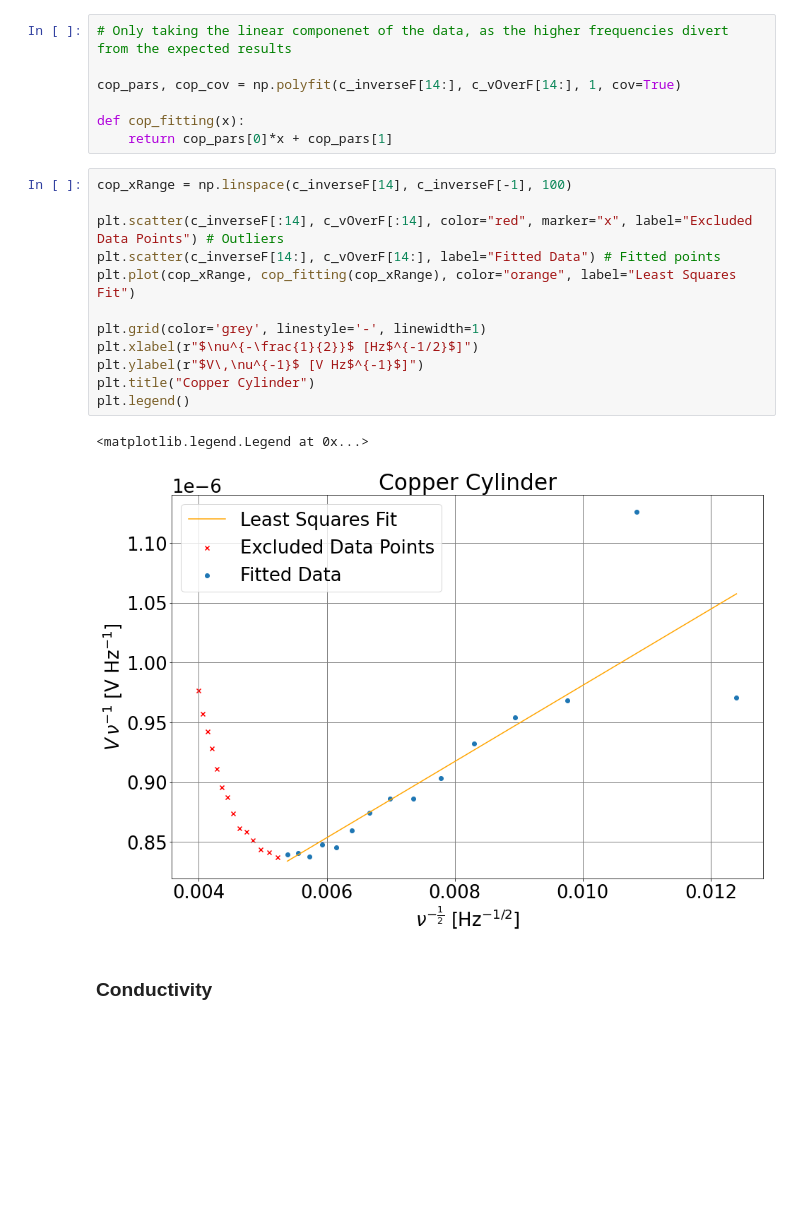
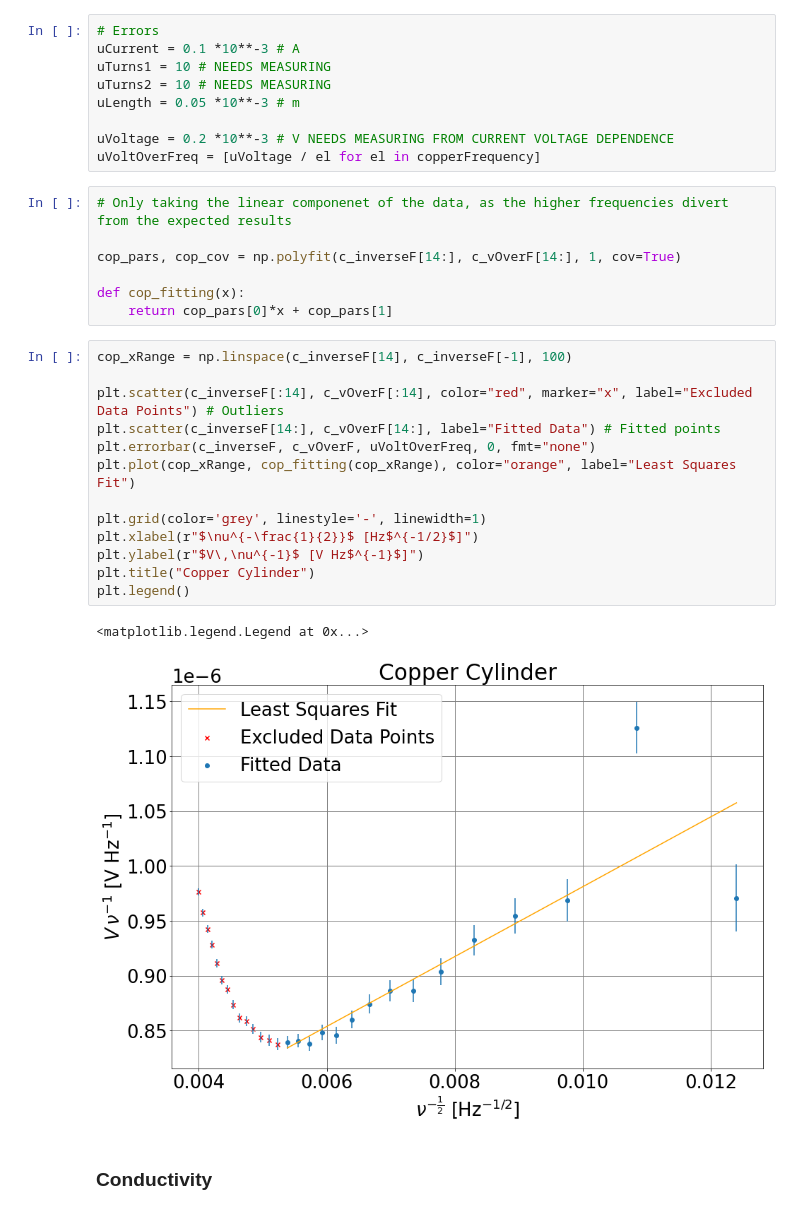
Before and after one commit to daraghhollman/UCD_PASS_Labs, a Jupyter notebook: Skin Depth/Python/Skin Depth.ipynb, the cells around one changed output. Cells and saved outputs as stored; diff of their text form; blank space fills up the shorter version.

Commit message:
skin depth errors

```diff
--- a/Skin Depth/Python/Skin Depth.ipynb
+++ b/Skin Depth/Python/Skin Depth.ipynb
@@ -33,6 +33,15 @@ while i<len(copperVoltage):
 c_inverseF = [1/np.sqrt(el) for el in copperFrequency]
 # %% [markdown]
 ### Curvefit
+# %%
+# Errors
+uCurrent = 0.1 *10**-3 # A
+uTurns1 = 10 # NEEDS MEASURING
+uTurns2 = 10 # NEEDS MEASURING
+uLength = 0.05 *10**-3 # m
+
+uVoltage = 0.2 *10**-3 # V NEEDS MEASURING FROM CURRENT VOLTAGE DEPENDENCE
+uVoltOverFreq = [uVoltage / el for el in copperFrequency]
 # %%
 # Only taking the linear componenet of the data, as the higher frequencies divert from the expected results
 
@@ -43,18 +52,19 @@ def cop_fitting(x):
 # %%
 cop_xRange = np.linspace(c_inverseF[14], c_inverseF[-1], 100)
 
 plt.scatter(c_inverseF[:14], c_vOverF[:14], color="red", marker="x", label="Excluded Data Points") # Outliers
 plt.scatter(c_inverseF[14:], c_vOverF[14:], label="Fitted Data") # Fitted points
+plt.errorbar(c_inverseF, c_vOverF, uVoltOverFreq, 0, fmt="none")
 plt.plot(cop_xRange, cop_fitting(cop_xRange), color="orange", label="Least Squares Fit")
 
 plt.grid(color='grey', linestyle='-', linewidth=1)
 plt.xlabel(r"$\nu^{-\frac{1}{2}}$ [Hz$^{-1/2}$]")
 plt.ylabel(r"$V\,\nu^{-1}$ [V Hz$^{-1}$]")
 plt.title("Copper Cylinder")
 plt.legend()
 # %% [output]
 <matplotlib.legend.Legend at 0x...>
-[figure, old version]
+[figure, new version]
 # %% [markdown]
 ### Conductivity
 # %%
```
Also changed, not shown: parts of 4 cells of this notebook.
